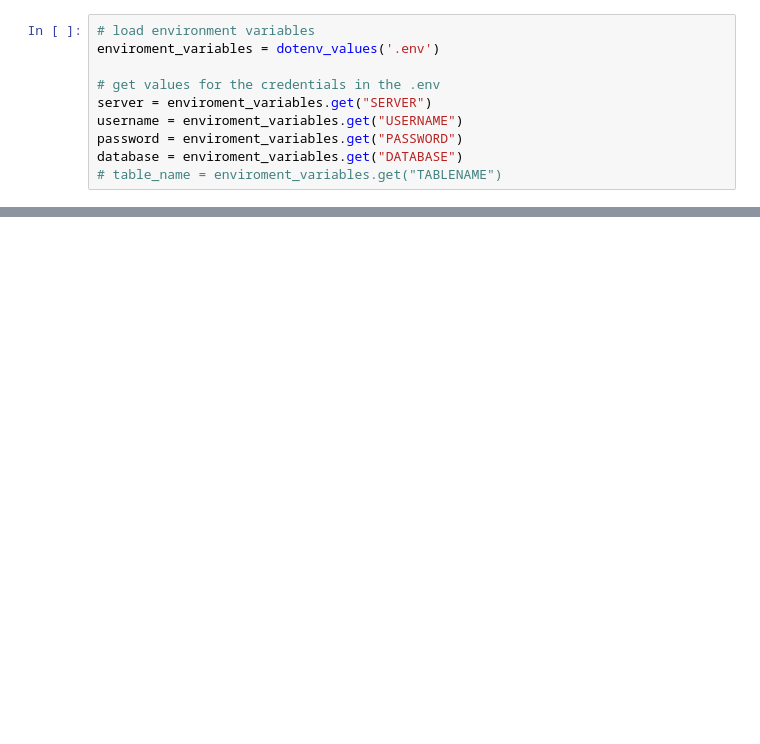
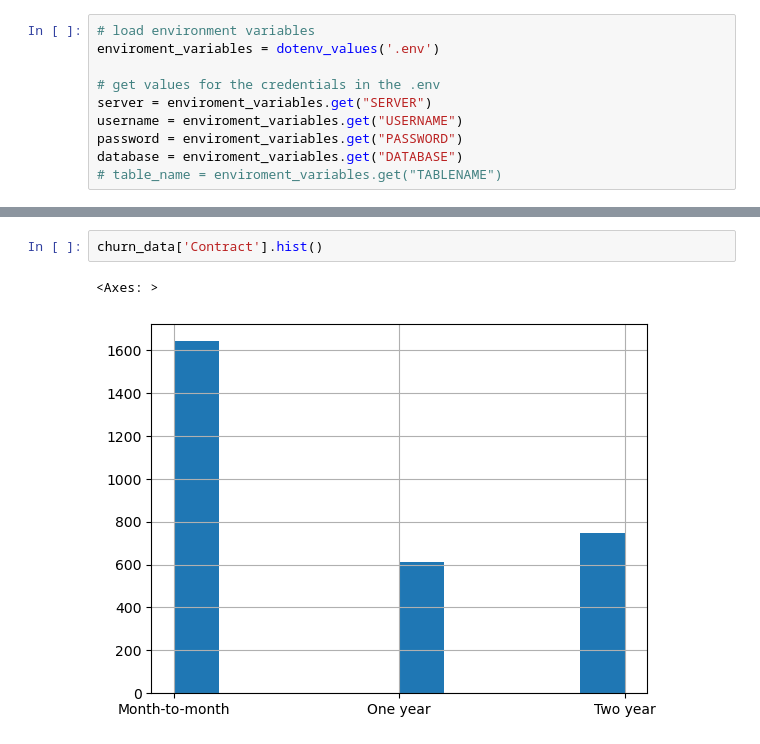
Before and after one commit to obiuzoma/LP2_Project, a Jupyter notebook: lp2.ipynb, the cells around one changed output, grey strips where cells are left out. Drawn from its saved outputs; the diff is of its cells as text; blank space fills up the shorter version.

```diff
--- a/lp2.ipynb
+++ b/lp2.ipynb
@@ -49,0 +232,5 @@ InterfaceError: ('IM002', '[IM002] [Microsoft][ODBC Driver Manager] Data source
+# %%
+churn_data['Contract'].hist()
+# %% [output]
+<Axes: >
+[figure, added]
```
Also changed, not shown: parts of 63 cells of this notebook.
